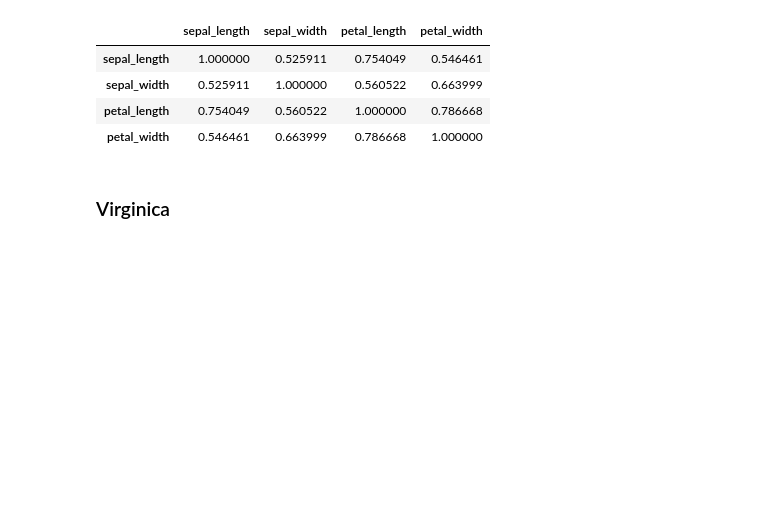
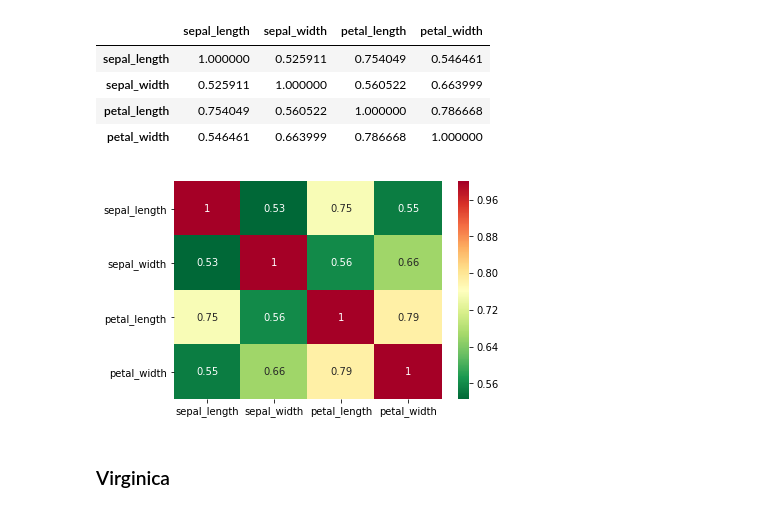
Before and after one commit to jennifer-ryan/iris-data-set-project, a Jupyter notebook: Iris Dataset Exploratory Data Analysis.ipynb, the cells around one changed output. Drawn from its saved outputs; the diff is of its cells as text; code cells hidden in the pictures; blank space fills up the shorter version.

```diff
--- a/Iris Dataset Exploratory Data Analysis.ipynb
+++ b/Iris Dataset Exploratory Data Analysis.ipynb
@@ -255,6 +211,11 @@ versicolor.corr()
 | sepal_width | 0.525911 | 1.000000 | 0.560522 | 0.663999 |
 | petal_length | 0.754049 | 0.560522 | 1.000000 | 0.786668 |
 | petal_width | 0.546461 | 0.663999 | 0.786668 | 1.000000 |
+# %%
+sns.heatmap(versicolor.corr(),annot=True,cmap='RdYlGn_r')
+plt.show()
+# %% [output]
+[figure, added]
 # %% [markdown]
 ### Virginica
 # %%
```
Also changed, not shown: parts of 31 cells of this notebook.
